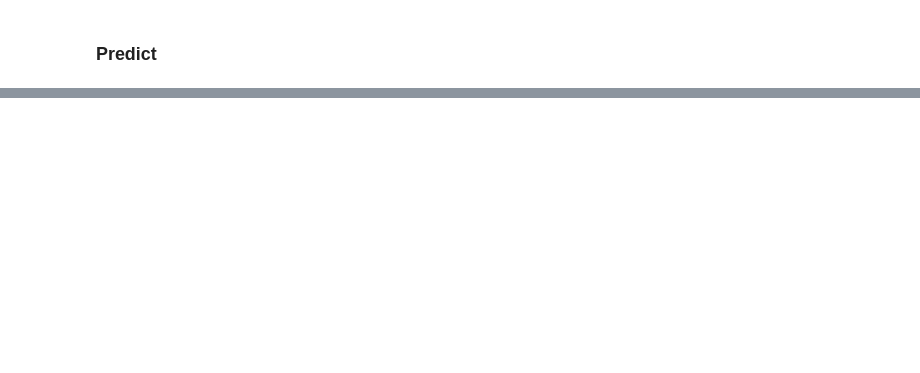
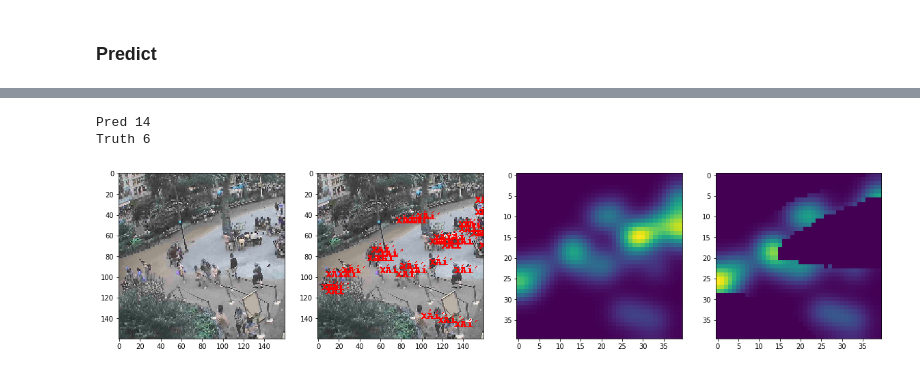
Before and after one commit to philkim72/DeepShack, a Jupyter notebook: train/train.ipynb, the cells around one changed output, grey strips where cells are left out. Saved outputs shown, nothing was run; the diff lists cells and outputs as text; code cells hidden in the pictures; blank space fills up the shorter version.

```diff
--- a/train/train.ipynb
+++ b/train/train.ipynb
@@ -252,0 +259,6 @@ model.model.predict(shackcam.gaussian_img[i].reshape((1, *input_shape)))[0][0]
+# %%
+predict(1084)
+# %% [output]
+Pred 14
+Truth 6
+[figure, added]
```
Also changed, not shown: parts of 10 cells of this notebook, 1 other file.
